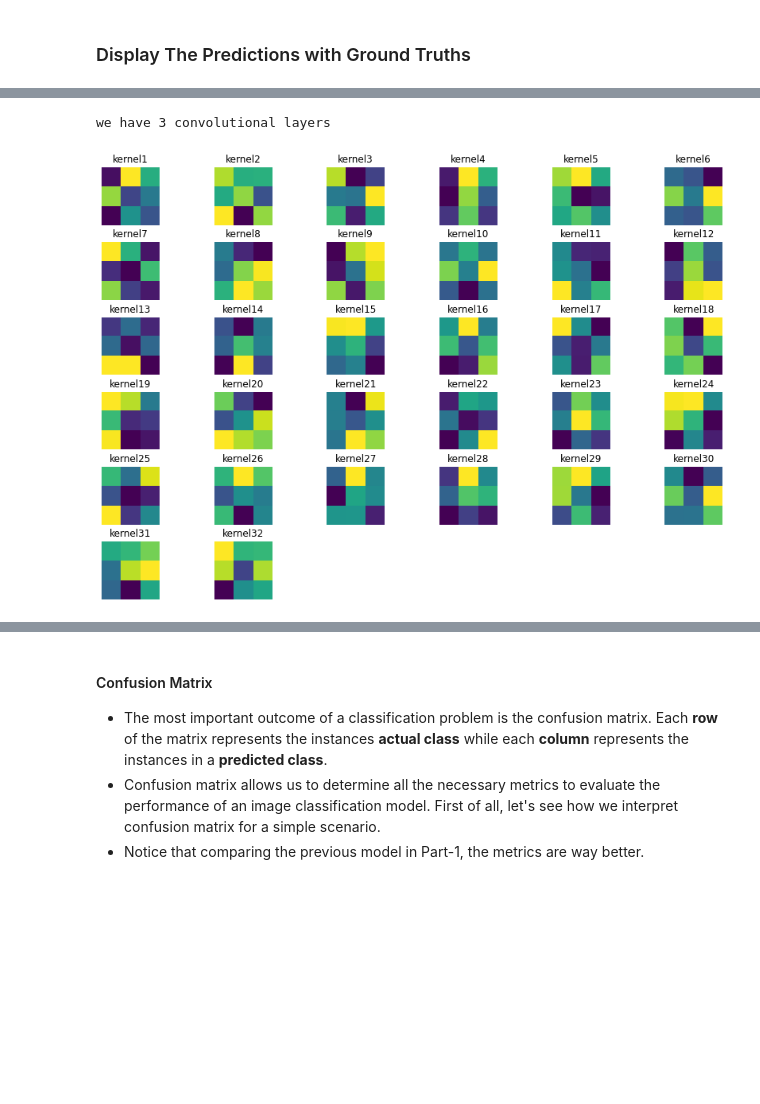
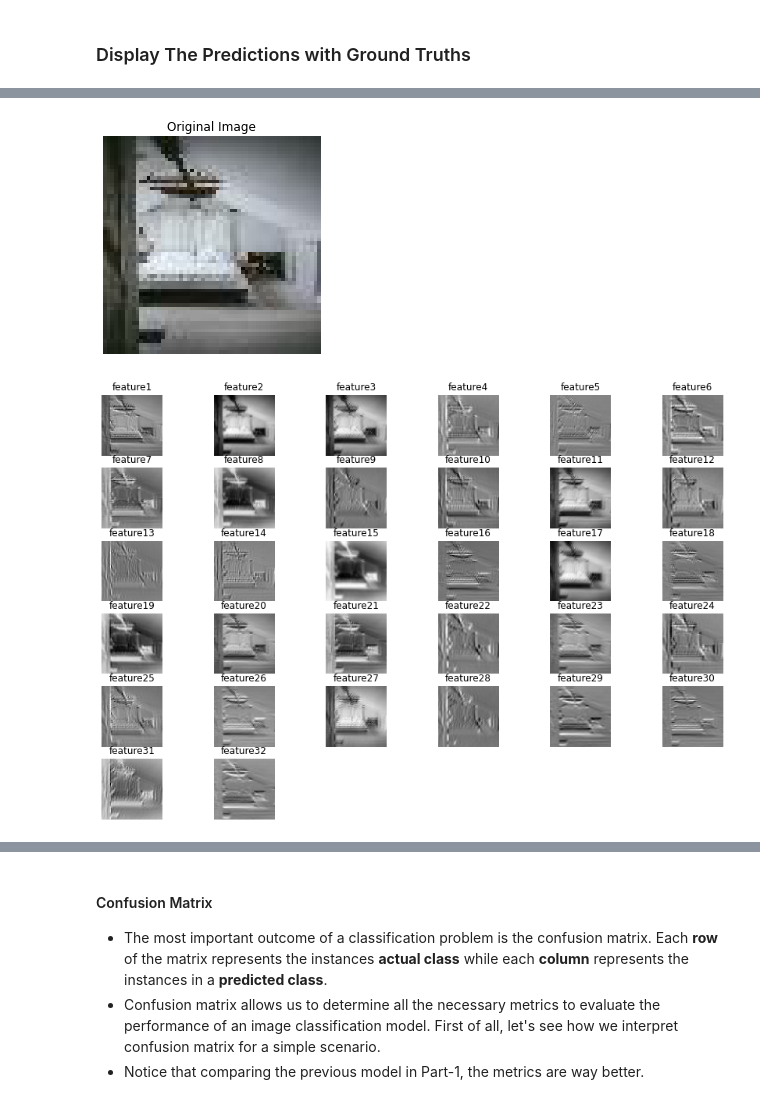
Before and after one commit to erkara/Spelman_College_Machine_Learning_Group, a Jupyter notebook: 9_Image_Classification_Part2_Convolutional_Neural_Networks.ipynb, the cells around one changed output, grey strips where cells are left out. Cells and saved outputs as stored; diff of their text form; code cells hidden in the pictures; blank space fills up the shorter version.

```diff
--- a/9_Image_Classification_Part2_Convolutional_Neural_Networks.ipynb
+++ b/9_Image_Classification_Part2_Convolutional_Neural_Networks.ipynb
@@ -645,0 +615,24 @@ ShowPredictions(3)
+# %%
+#for now, let's display only after the first convolutional layer
+def PlotFeatureMaps(img_path,conv_layer_list,transform_type = test_transforms ,layer=0):
+    img = Image.open(img_path).convert('RGB')
+    plt.imshow(img)
+    plt.axis('off')
+    plt.title('Original Image')
+    img = test_transforms(img)
+    img = img.unsqueeze(0)
+    img = img.to(device)
+    conv = conv_layer_list[layer].to(device)
+    ouput = conv(img)
+    h = int(np.ceil(np.sqrt(ouput[0].shape[0])))
+    plt.figure(figsize=(15, 10))
+    for i, image in enumerate(ouput[0]):
+        #image = image - image.min()
+        #image = image / image.max()
+        plt.subplot(h,h,i+1)
+        plt.imshow(image.detach().cpu().numpy(),cmap='gray')
+        plt.title(f'feature{i+1}')
+        plt.axis('off')
+        #plt.show()
+
+PlotFeatureMaps(test_image_paths[69],conv_layer_list,transform_type = test_transforms,layer=0)
@@ -646,6 +642,5 @@ ShowPredictions(3)
 # %%
-weight_list,conv_layer_list = GetCnnWeights(model)
-PlotFilters(weight_list,layer_num=0)
+PlotFeatureMaps(test_image_paths[651],conv_layer_list,transform_type = test_transforms,layer=0)
 # %% [output]
-we have 3 convolutional layers
-[figure, old version]
+[figure, new version]
+[figure, added]
```
Also changed, not shown: parts of 34 cells of this notebook, 14 other files.
